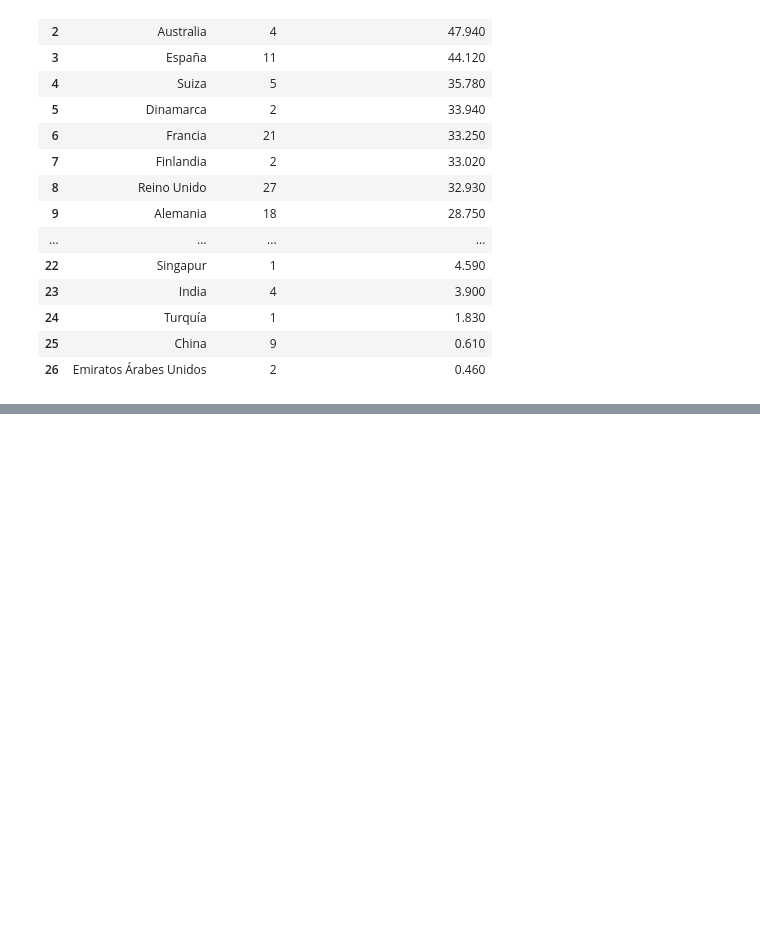
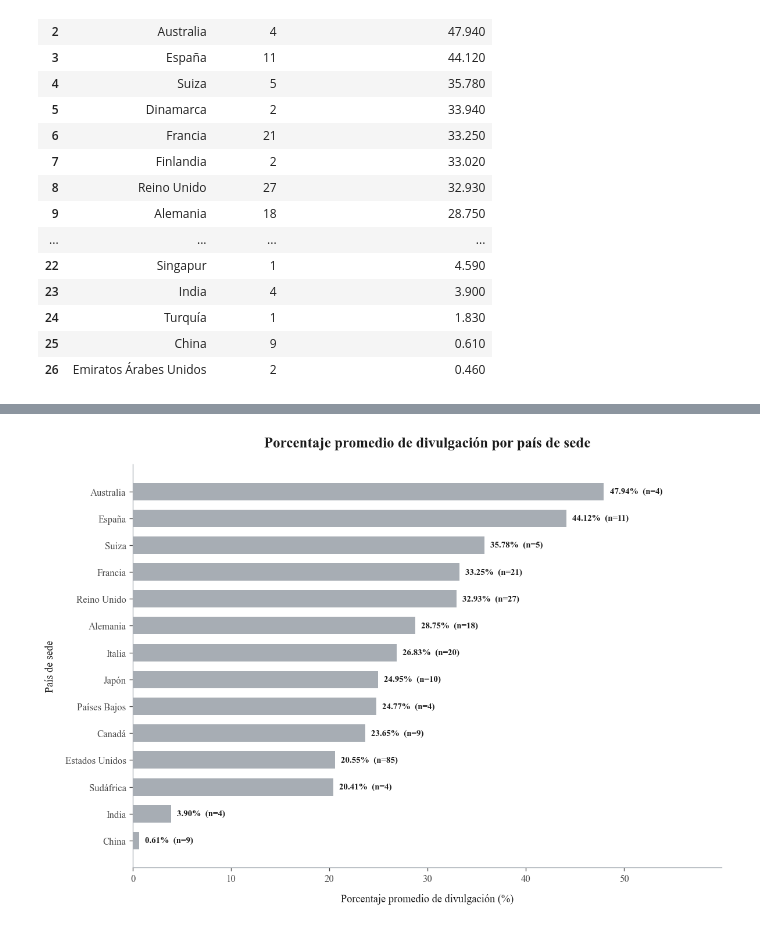
Before and after one commit to avrilsalazarrodriguez/fashion-transparency-index-2023, a Jupyter notebook: scripts/03_Analisis_exploratorio_de_datos.ipynb, the cells around one changed output, grey strips where cells are left out. Cells and saved outputs as stored; diff of their text form; code cells hidden in the pictures; blank space fills up the shorter version.

```diff
--- a/scripts/03_Analisis_exploratorio_de_datos.ipynb
+++ b/scripts/03_Analisis_exploratorio_de_datos.ipynb
@@ -1966,3 +1966,16 @@ Países representados: 27
 | 24 | Turquía | 1 | 1.830 |
 | 25 | China | 9 | 0.610 |
 | 26 | Emiratos Árabes Unidos | 2 | 0.460 |
+# %%
+# Seleccionamos países con al menos tres empresas
+# para realizar una comparación más estable
+
+resumen_paises_comparables = (
+    resumen_paises[
+        resumen_paises["Empresas"] >= 3
+    ]
+    .copy()
+    .reset_index(drop=True)
+)
+
+display(resumen_paises_comparables)
@@ -1968,0 +1998,78 @@ Países representados: 27
+# %%
+# Visualizamos el porcentaje promedio de divulgación
+# para los países con al menos tres empresas
+
+fig, ax = plt.subplots(figsize=(10, 7))
+
+# Utilizamos un color definido previamente
+color_paises = COLOR_CATEGORIAS["Governance"]
+
+# Construimos la gráfica
+barras = ax.barh(
+    resumen_paises_comparables["Pais_sede"],
+    resumen_paises_comparables["Porcentaje_promedio_divulgacion"],
+    color=color_paises,
+    height=0.65
+)
+
+# Invertimos el eje para mostrar el mayor porcentaje arriba
+ax.invert_yaxis()
+
+# Incorporamos el título y los nombres de los ejes
+ax.set_title(
+    "Porcentaje promedio de divulgación por país de sede",
+    pad=18
+)
+
+ax.set_xlabel(
+    "Porcentaje promedio de divulgación (%)",
+    labelpad=10
+)
+
+ax.set_ylabel(
+    "País de sede",
+    labelpad=10
+)
+
+# Eliminamos los bordes que no aportan información
+ax.spines["top"].set_visible(False)
+ax.spines["right"].set_visible(False)
+ax.spines["left"].set_color(GRIS_MEDIO)
+ax.spines["bottom"].set_color(GRIS_MEDIO)
+
+# Añadimos el porcentaje y el número de empresas
+for barra, porcentaje, empresas in zip(
+    barras,
+    resumen_paises_comparables["Porcentaje_promedio_divulgacion"],
+    resumen_paises_comparables["Empresas"]
+):
+    ax.text(
+        porcentaje + 0.6,
+        barra.get_y() + barra.get_height() / 2,
+        f"{porcentaje:.2f}%  (n={empresas})",
+        va="center",
+        fontsize=9,
+        fontweight="bold",
+        color=NEGRO
+    )
+
+# Dejamos espacio para las etiquetas
+ax.set_xlim(
+    0,
+    resumen_paises_comparables[
+        "Porcentaje_promedio_divulgacion"
+    ].max() * 1.25
+)
+
+# Ajustamos los márgenes
+fig.tight_layout()
+
+# Guardamos la figura
+guardar_figura(
+    fig,
+    "promedio_divulgacion_pais_sede"
+)
+
+plt.show()
+# %% [output]
+[figure, added]
```
Also changed, not shown: parts of 33 cells of this notebook, 10 other files.
